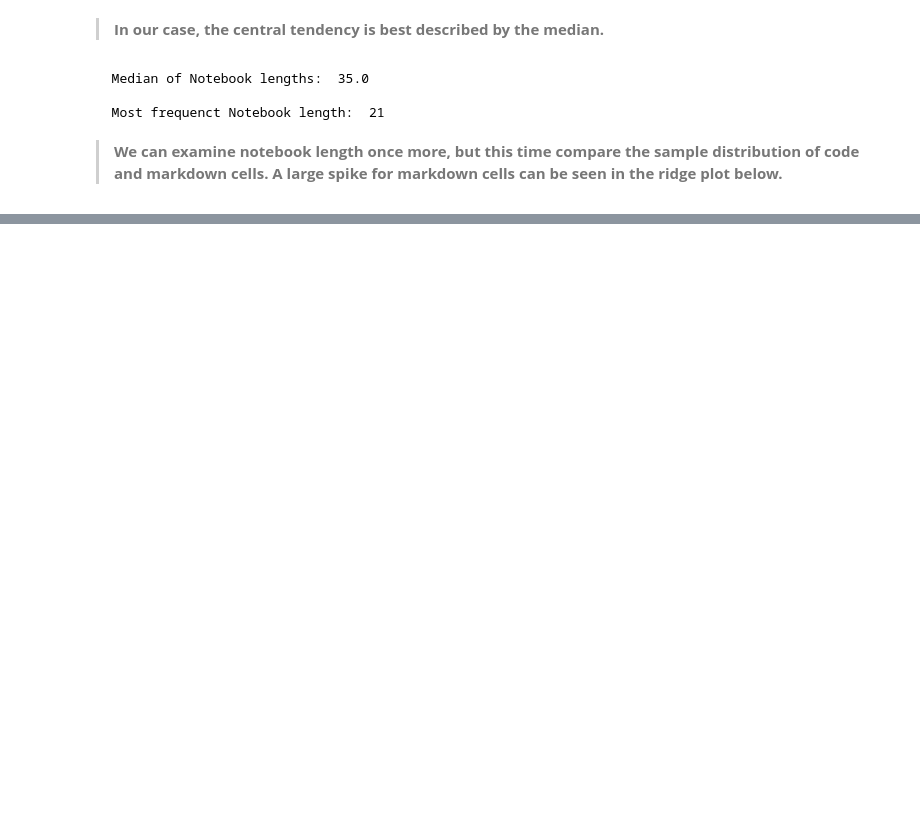
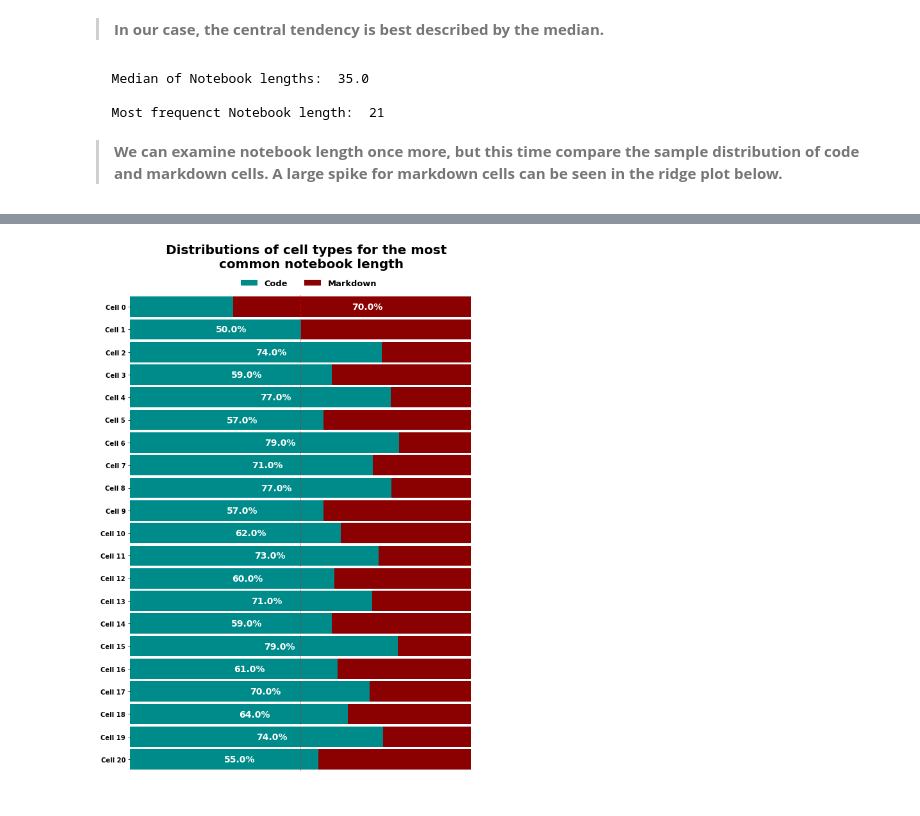
Before and after one commit to rahiakela/kaggle-competition-projects, a Jupyter notebook: google-ai4code/01_exploratory_data_analysis.ipynb, the cells around one changed output, grey strips where cells are left out. Saved outputs shown, nothing was run; the diff lists cells and outputs as text; code cells hidden in the pictures; blank space fills up the shorter version.

```diff
--- a/google-ai4code/01_exploratory_data_analysis.ipynb
+++ b/google-ai4code/01_exploratory_data_analysis.ipynb
@@ -226,0 +348,43 @@ colors=["#8b0000", "#008b8b"]
+# %%
+most_freq_length = df_counts.tot.value_counts().idxmax()
+count_cells = pd.DataFrame(np.zeros((2, most_freq_length)), index=["code", "markdown"])
+
+# Grab all notebooks of average length and look at rank for types
+for notebook in df_counts[df_counts.tot == most_freq_length].index:
+  dt = df.loc[notebook, ["cell_type", "rank"]]
+  count_cells.loc["code"] = count_cells.loc["code"].to_numpy() + [dt.cell_type == "code"]
+  count_cells.loc["markdown"] = count_cells.loc["markdown"].to_numpy() + [dt.cell_type == "markdown"]
+
+cell_ratios = count_cells / np.sum(count_cells, axis=0)
+
+# -- Plot
+fig, ax = plt.subplots(1, figsize=(10, 15))
+
+ax.barh(range(most_freq_length), np.flip(cell_ratios.loc["code"]), height=0.9, color="#008b8b", label="Code")
+ax.barh(range(most_freq_length), np.flip(cell_ratios.loc["markdown"]), left=np.flip(cell_ratios.iloc[0]),
+        height=0.9, color="#8b0000", label="Markdown")
+
+ax.set_yticks(range(21))
+ax.set_yticklabels(np.flip([f"Cell {x}" for x in range(21)]));
+
+ax.set_title("Distributions of cell types for the most \n common notebook length", size=20)
+ax.legend(loc="upper center", frameon=False, prop={'size': 13}, ncol=2)
+
+ax.plot(np.ones(most_freq_length+1)*0.5, np.arange(-0.5, most_freq_length+0.5, 1), linestyle="--", c="r", alpha=0.4)
+
+for i in range(most_freq_length):
+
+  dt_code = cell_ratios.loc["code"][most_freq_length-1-i]
+  dt_mkd = cell_ratios.loc["markdown"][most_freq_length-1-i]
+
+  if dt_code>dt_mkd:
+    ax.annotate(f"{np.round(dt_code*100)}%", (dt_code/2, i-0.12), c="w", size=14)
+  else:
+    ax.annotate(f"{np.round(dt_mkd*100)}%", (dt_code + dt_mkd/2, i-0.12), c="w", size=14)
+
+# Hide axis spine, ticks
+for txt in ["top","right","left","bottom"]:
+  ax.spines[txt].set_visible(False)
+ax.xaxis.set_visible(False)
+# %% [output]
+[figure, added]
```
Also changed, not shown: parts of 19 cells of this notebook.
